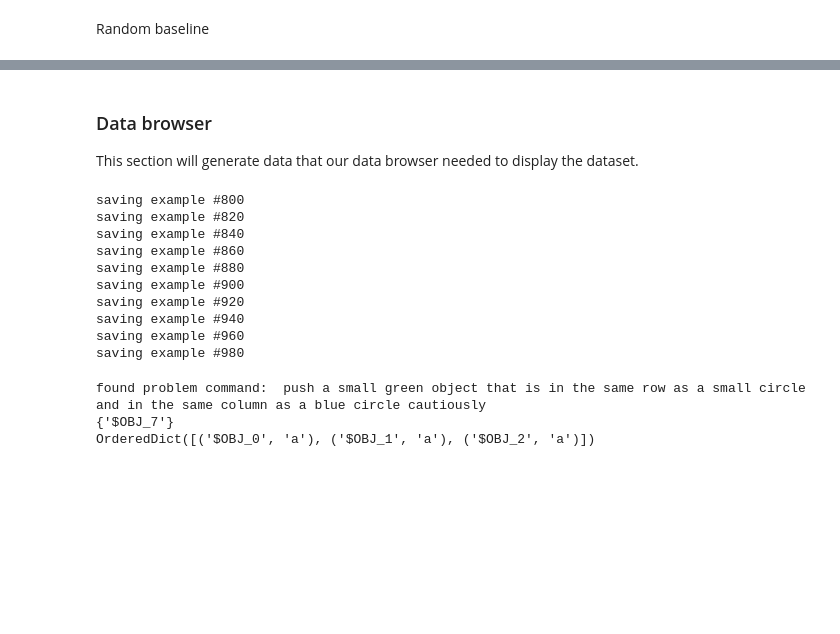
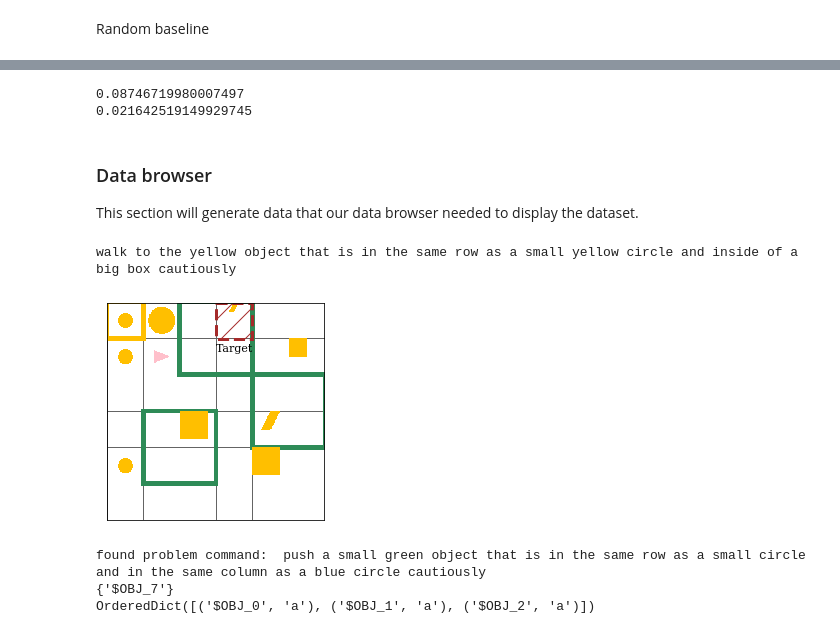
Before and after one commit to frankaging/Reason-SCAN, a Jupyter notebook: code/dataset/ReaSCAN-analysis.ipynb, the cells around one changed output, grey strips where cells are left out. Drawn from its saved outputs; the diff is of its cells as text; code cells hidden in the pictures; blank space fills up the shorter version.

```diff
--- a/code/dataset/ReaSCAN-analysis.ipynb
+++ b/code/dataset/ReaSCAN-analysis.ipynb
@@ -1237,10 +1258,11 @@ with open("../../data-files/ReaSCAN-demo/data-compositional-splits.txt", "w") as
     json.dump(ReaSCAN_data_json, fd, indent=4)
 # %% [markdown]
 Random baseline
+# %%
+condition = "-e"
+split = "test"
 # %%
-condition = "-p4-test"
-
-path_to_data = f"../../data-files/ReaSCAN-compositional{condition}/data-compositional-splits.txt"
+path_to_data = f"../../data-files-updated/ReaSCAN-compositional{condition}/data-compositional-splits.txt"
 logger.info(f"Reading dataset from file: {path_to_data}...")
 data_json = json.load(open(path_to_data, "r"))
 # %% [output]
@@ -1276,3 +1302,11 @@ random exact match%=0.05982650314089141
+# %%
+import statistics
+avg = sum(exact_match_ps) / 3.0
+print(avg*100)
+print(statistics.stdev(exact_match_ps)*100)
+# %% [output]
+0.08746719980007497
+0.021642519149929745
 # %% [markdown]
 ### Data browser
 This section will generate data that our data browser needed to display the dataset.
@@ -1288,18 +1322,20 @@ example_count = 0
 metadata_json = OrderedDict({})
 all_metadata = []
 # %%
-pattern = "p4"
+pattern = "-d1"
 if pattern == "p4":
-    ReaSCAN_data_file = f"ReaSCAN-compositional-{pattern}/data-train.txt"
+    ReaSCAN_data_file = f"ReaSCAN-compositional{pattern}/data-train.txt"
 else:
-    ReaSCAN_data_file = f"ReaSCAN-compositional-{pattern}/data-compositional-splits.txt"
+    ReaSCAN_data_file = f"ReaSCAN-compositional{pattern}/data-compositional-splits.txt"
 ReaSCAN_data_json = json.load(open(os.path.join("../../data-files-updated/", ReaSCAN_data_file)))
 # %%
-for i in range(0, 200):
+save = False
+split = "test"
+for i in range(0, 100):
     index = example_count
     if index % 20 == 0:
         print(f"saving example #{index}")
-    example = ReaSCAN_data_json["examples"]["train"][random.randint(0, len(ReaSCAN_data_json["examples"]["train"])-1)]
+    example = ReaSCAN_data_json["examples"][split][random.randint(0, len(ReaSCAN_data_json["examples"][split])-1)]
     command = " ".join(example["command"].split(","))
     action_sequence = example["target_commands"]
 
@@ -1320,64 +1356,63 @@ for i in range(0, 200):
             column=int(situation["agent_position"]["column"])
     ))
     world_array = world.render_simple(array_only=True)
-    fig = plt.figure()
-    ax = fig.add_subplot(111)
-    ax.imshow(world_array)
-    plt.xticks([])
-    plt.yticks([])
-    fig.savefig(
-        f"../../data-files-updated/data-browser-examples/{index}-no-target.png",
-        dpi=100, bbox_inches='tight'
-    )
-    plt.close(fig)
+
+    if save:
+        fig = plt.figure()
+        ax = fig.add_subplot(111)
+        ax.imshow(world_array)
+        plt.xticks([])
+        plt.yticks([])
+        fig.savefig(
+            f"../../data-files-updated/data-browser-examples/{index}-no-target.png",
+            dpi=100, bbox_inches='tight'
+        )
+        plt.close(fig)
 
     row = int(example['situation']['target_object']['position']['row'])
     col = int(example['situation']['target_object']['position']['column'])
     fig = plt.figure()
     ax = fig.add_subplot(111)
     ax.imshow(world_array)
     ax.add_patch(
         patches.Rectangle(
             xy=(col*60, row*60),  # point of origin.
             width=60,
             height=60,
             linewidth=3,
             color='brown',
             fill=False,
             alpha=1,
             hatch="/",
             linestyle="--"
         )
     )
     ax.text(col*60, (row+1)*60+20, "Target", fontsize=11, color="black")
     plt.xticks([])
     plt.yticks([])
-    fig.savefig(
-        f"../../data-files-updated/data-browser-examples/{index}-target.png",
-        dpi=100, bbox_inches='tight'
-    )
-    plt.close(fig)
+    if save:
+        fig.savefig(
+            f"../../data-files-updated/data-browser-examples/{index}-target.png",
+            dpi=100, bbox_inches='tight'
+        )
+        plt.close(fig)
+    else:
+        plt.plot()
+        print(command)
 
     example_metadata = {
         "pattern": pattern,
         "command": command,
         "action_sequence": action_sequence,
         "no_target_img_name": f"{index}-no-target.png",
         "target_img_name": f"{index}-target.png",
     }
     all_metadata += [example_metadata]
     example_count += 1
+    break
 # %% [output]
-saving example #800
-saving example #820
-saving example #840
-saving example #860
-saving example #880
-saving example #900
-saving example #920
-saving example #940
-saving example #960
-saving example #980
+walk to the yellow object that is in the same row as a small yellow circle and inside of a big box cautiously
+[figure, added]
 # %%
 with open("../../data-files-updated/data-browser-examples/metadata.json", "w") as fd:
     json.dump(all_metadata, fd, indent=4)
```
Also changed, not shown: parts of 19 cells of this notebook, 7 other files.
